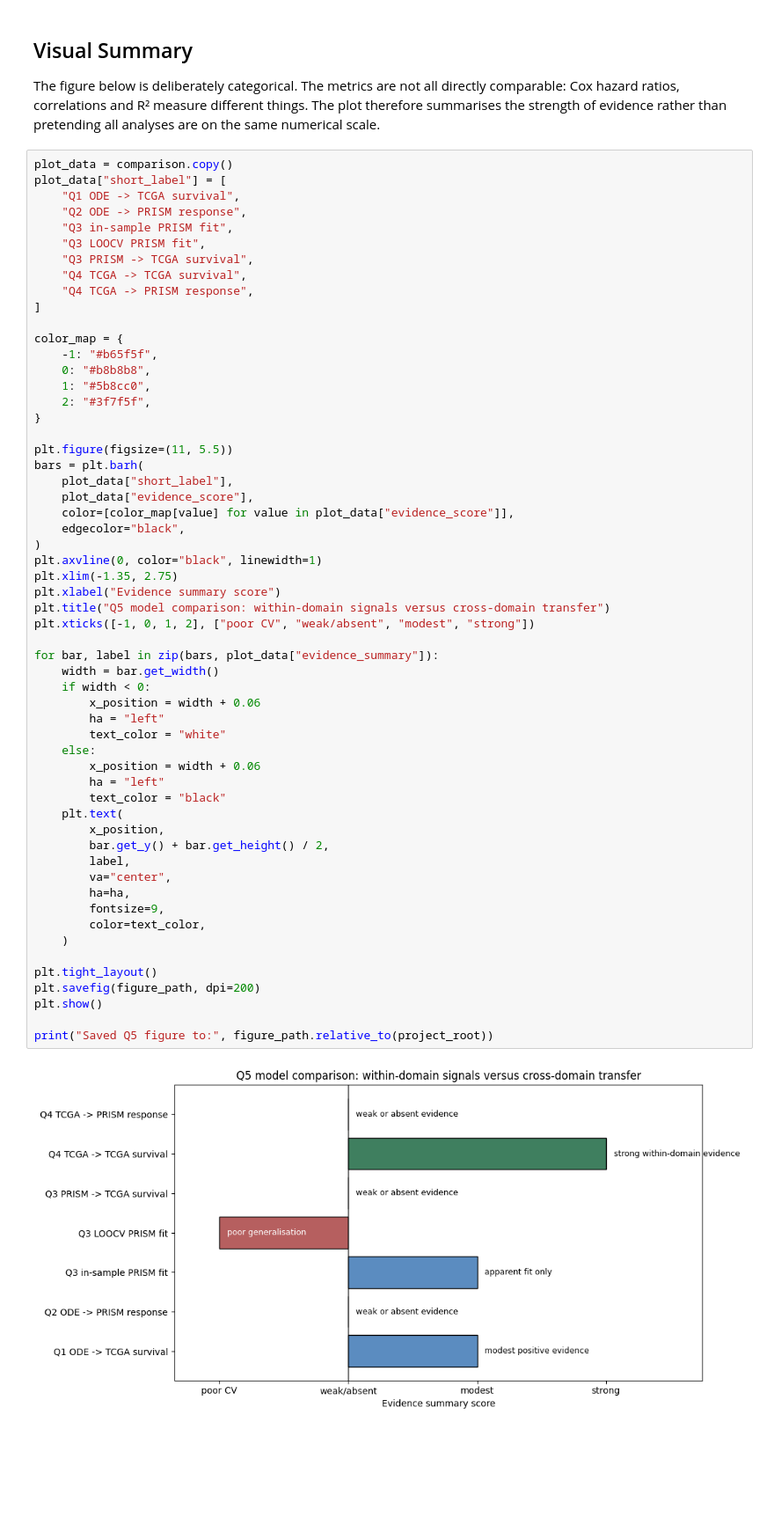
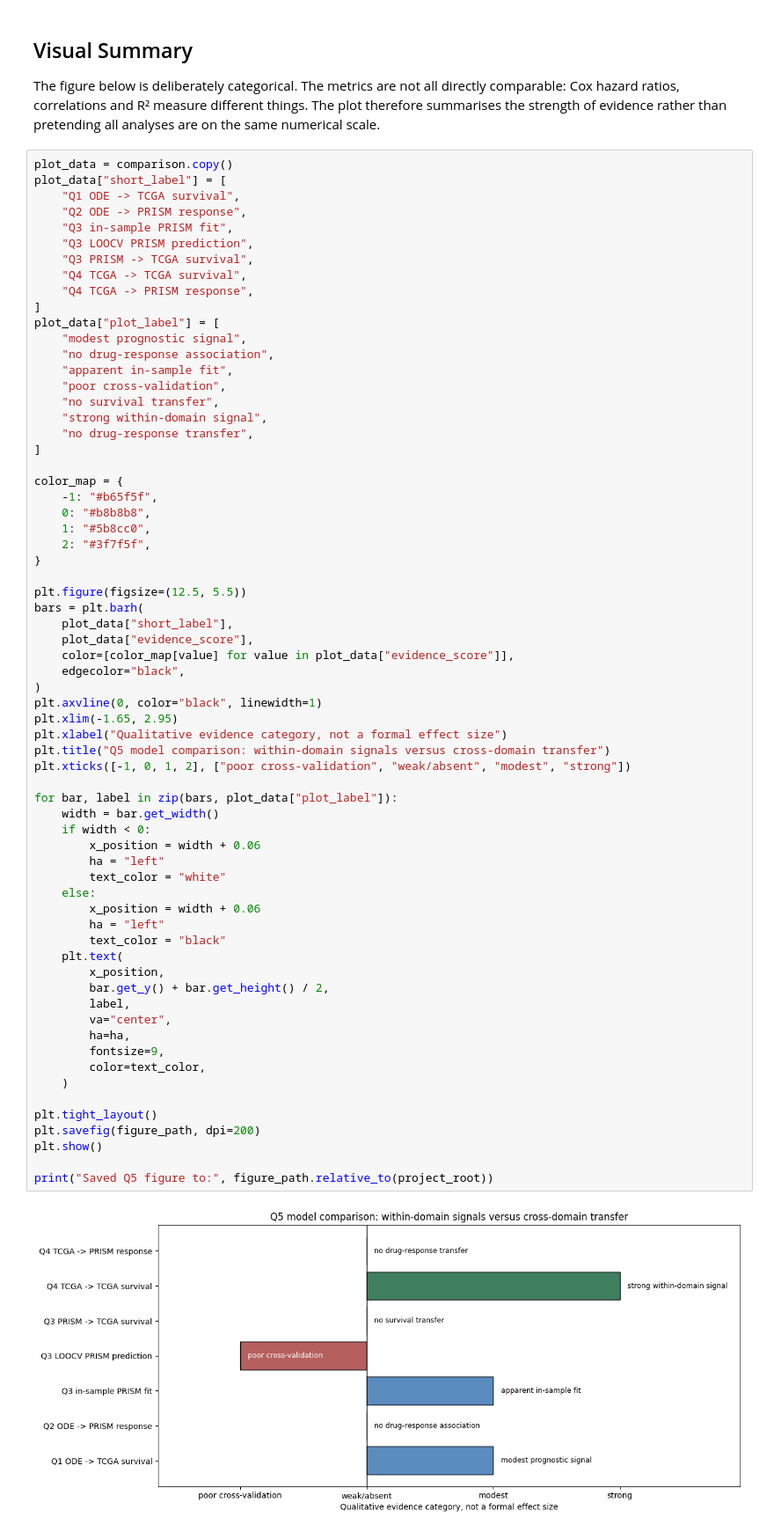
Before and after one commit to Lifework-Health/TCGA-BRCA_pers_med, a Jupyter notebook: notebooks/05_q5_ode_vs_ml.ipynb, the cells around one changed output. Shown at 88% size. Cells and saved outputs as stored; diff of their text form; blank space fills up the shorter version.

Commit message:
Refine Q5 model comparison table and figure

```diff
--- a/notebooks/05_q5_ode_vs_ml.ipynb
+++ b/notebooks/05_q5_ode_vs_ml.ipynb
@@ -263,10 +280,19 @@ plot_data["short_label"] = [
     "Q1 ODE -> TCGA survival",
     "Q2 ODE -> PRISM response",
     "Q3 in-sample PRISM fit",
-    "Q3 LOOCV PRISM fit",
+    "Q3 LOOCV PRISM prediction",
     "Q3 PRISM -> TCGA survival",
     "Q4 TCGA -> TCGA survival",
     "Q4 TCGA -> PRISM response",
+]
+plot_data["plot_label"] = [
+    "modest prognostic signal",
+    "no drug-response association",
+    "apparent in-sample fit",
+    "poor cross-validation",
+    "no survival transfer",
+    "strong within-domain signal",
+    "no drug-response transfer",
 ]
 
 color_map = {
@@ -276,7 +302,7 @@ color_map = {
     2: "#3f7f5f",
 }
 
-plt.figure(figsize=(11, 5.5))
+plt.figure(figsize=(12.5, 5.5))
 bars = plt.barh(
     plot_data["short_label"],
     plot_data["evidence_score"],
@@ -284,38 +310,38 @@ bars = plt.barh(
     edgecolor="black",
 )
 plt.axvline(0, color="black", linewidth=1)
-plt.xlim(-1.35, 2.75)
-plt.xlabel("Evidence summary score")
+plt.xlim(-1.65, 2.95)
+plt.xlabel("Qualitative evidence category, not a formal effect size")
 plt.title("Q5 model comparison: within-domain signals versus cross-domain transfer")
-plt.xticks([-1, 0, 1, 2], ["poor CV", "weak/absent", "modest", "strong"])
+plt.xticks([-1, 0, 1, 2], ["poor cross-validation", "weak/absent", "modest", "strong"])
 
-for bar, label in zip(bars, plot_data["evidence_summary"]):
+for bar, label in zip(bars, plot_data["plot_label"]):
     width = bar.get_width()
     if width < 0:
         x_position = width + 0.06
         ha = "left"
         text_color = "white"
     else:
         x_position = width + 0.06
         ha = "left"
         text_color = "black"
     plt.text(
         x_position,
         bar.get_y() + bar.get_height() / 2,
         label,
         va="center",
         ha=ha,
         fontsize=9,
         color=text_color,
     )
 
 plt.tight_layout()
 plt.savefig(figure_path, dpi=200)
 plt.show()
 
 print("Saved Q5 figure to:", figure_path.relative_to(project_root))
 # %% [output]
-[figure, old version]
+[figure, new version]
 Saved Q5 figure to: figures/q5_model_comparison_summary.png
 # %% [markdown]
 ## Interpretation
```
Also changed, not shown: parts of 4 cells of this notebook, 3 other files.
